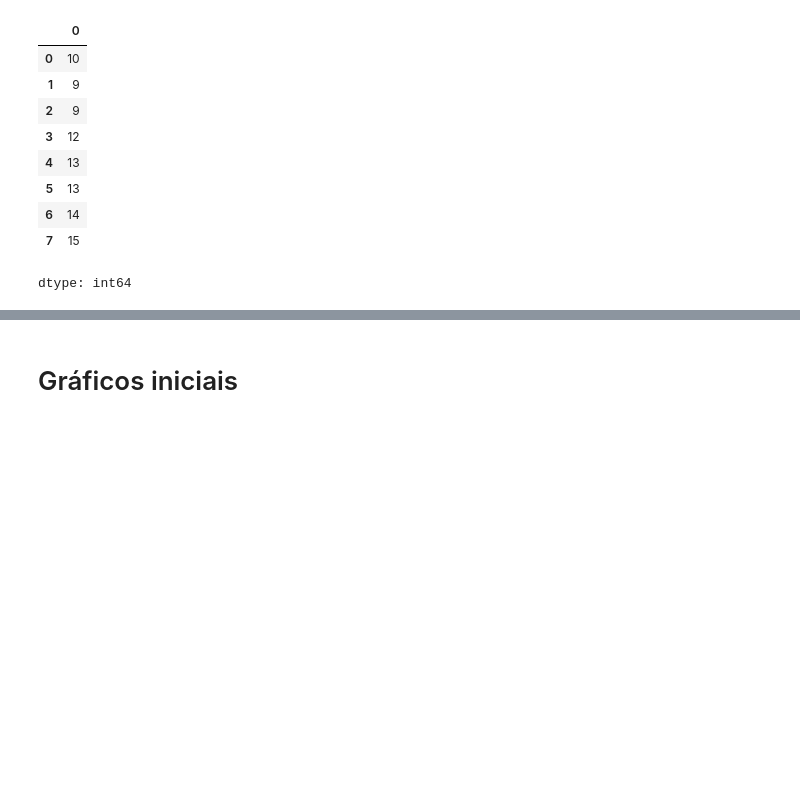
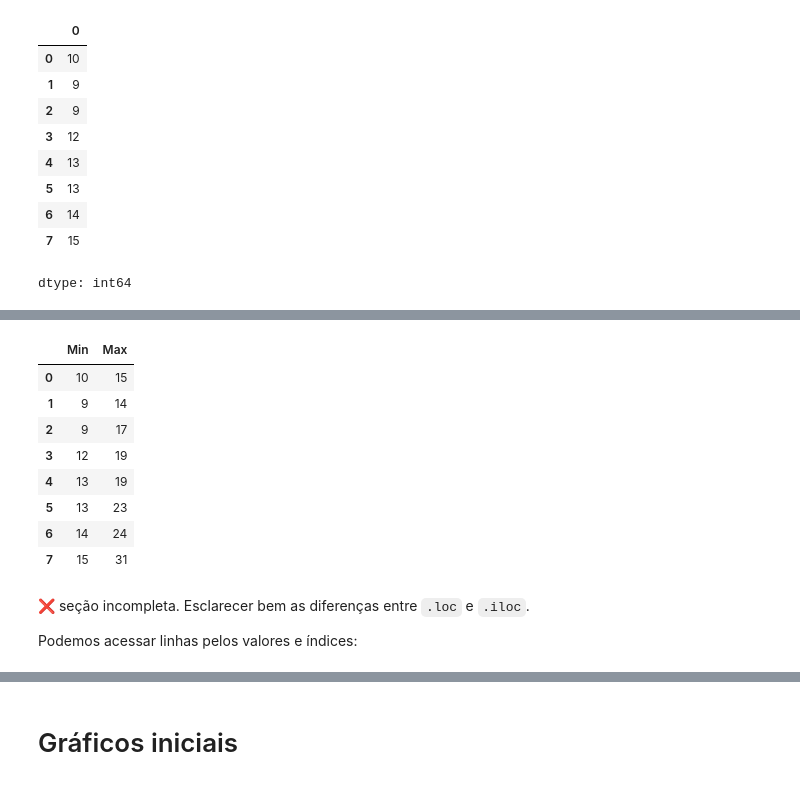
Before and after one commit to SantosRAC/gvenck_python_intro_2025, a Jupyter notebook: Dia_2.ipynb, the cells around one changed output, grey strips where cells are left out. Cells and saved outputs as stored; diff of their text form; code cells hidden in the pictures; blank space fills up the shorter version.

```diff
--- a/Dia_2.ipynb
+++ b/Dia_2.ipynb
@@ -88,0 +286,16 @@ dtype: int64
+# %%
+temperaturas_df[["Min", "Max"]] # Similar à forma de recuperarmos informações de Series (naquele caso, com índices)
+# %% [output]
+|  | Min | Max |
+| 0 | 10 | 15 |
+| 1 | 9 | 14 |
+| 2 | 9 | 17 |
+| 3 | 12 | 19 |
+| 4 | 13 | 19 |
+| 5 | 13 | 23 |
+| 6 | 14 | 24 |
+| 7 | 15 | 31 |
+# %% [markdown]
+❌ seção incompleta. Esclarecer bem as diferenças entre `.loc` e `.iloc`.
+
+Podemos acessar linhas pelos valores e índices:
```
Also changed, not shown: parts of 58 cells of this notebook.
